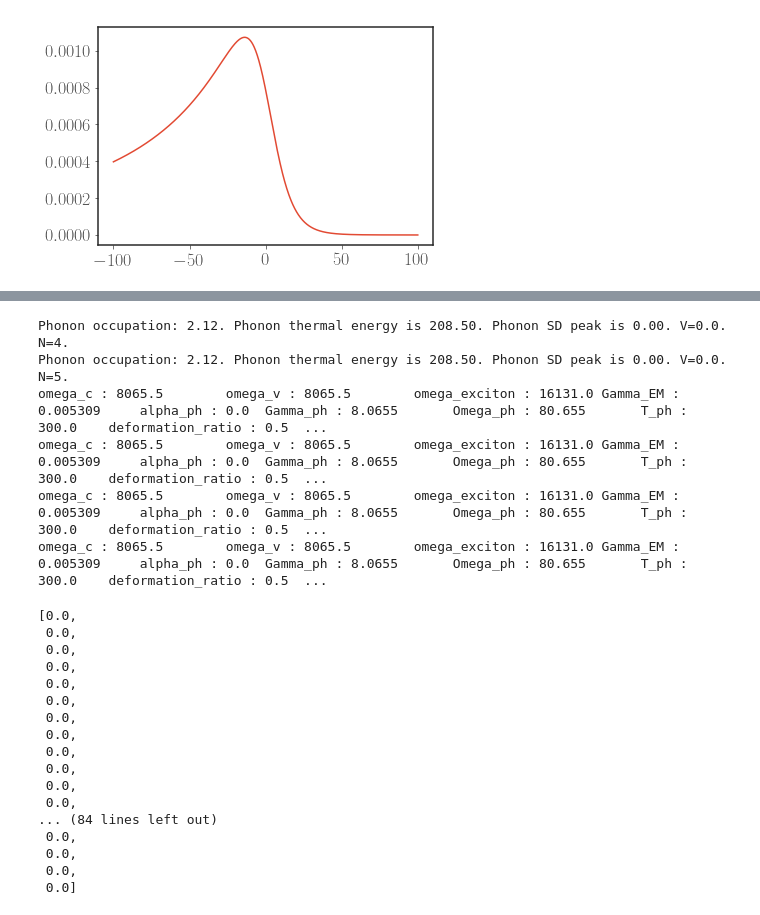
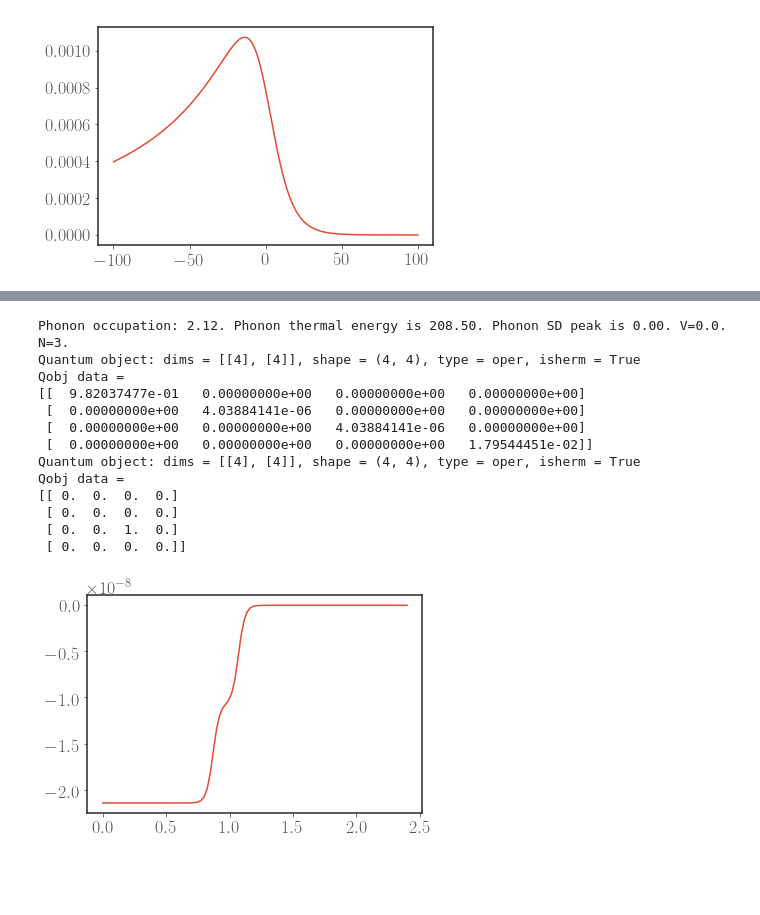
Before and after one commit to HenryMaguire/TLS-photocell-code, a Jupyter notebook: CS_photocurrent_dev.ipynb, the cells around one changed output, grey strips where cells are left out. Saved outputs shown, nothing was run; the diff lists cells and outputs as text; code cells hidden in the pictures; blank space fills up the shorter version.

```diff
--- a/CS_photocurrent_dev.ipynb
+++ b/CS_photocurrent_dev.ipynb
@@ -72,10 +74,10 @@ def build_Lindblad_L(PARAMS, silent=True):
 
     #  Left and right leads and additive
     #L_L, L_R = FL.L_R_lead_dissipators(H_S, PARAMS, real_only=False, silent=False)
-    L_L, L_R = L_left_and_right_secular(H, PARAMS)
+    L_L_lindblad, L_R_lindblad = L_left_and_right_secular(H, PARAMS)
     # dict of various combinations
-    L_dict = {'PARAMS': PARAMS, 'H_S': H_S, 'L_EM': L_EM, 'L_R': L_R,
-                                            'L_lindblad' : L_EM+L_L+L_R+L_RC}
+    L_dict = {'PARAMS': PARAMS, 'H_S': H_S, 'L_EM': L_EM, 'L_R_lindblad': L_R_lindblad,
+                                            'L_lindblad' : L_EM+L_L_lindblad+L_R_lindblad+L_RC}
     return L_dict # dict
 
 def build_all_L(PARAMS, silent=True):
@@ -110,3 +198,9 @@ def build_all_L(PARAMS, silent=True):
+# %%
+PARAMS = PARAMS_setup(binding_energy=0.0, radiative_lifetime=np.infty, alpha_ph=0, mu_L=0.0,
+                      bias_voltage=0.5, N=3, silent=False)
+L_L, L_R = L_left_and_right_electronic(PARAMS)
+print(L_L.eigenenergies())
+steadystate(PARAMS['H_sub'], [L_L+L_R])
 # %%
 def L_left_and_right_electronic(PARAMS):
     ti = time.time()
@@ -318,34 +325,22 @@ def simple_current_voltage(PARAMS):
     return bias_voltages, currents
 # %%
-PARAMS = PARAMS_setup(binding_energy=0.0, leads_lifetime=2, radiative_lifetime=1,
-                      alpha_ph=0, mu_L=0, bias_voltage=0, N=4, silent=False)
-PARAMS = PARAMS_setup(binding_energy=0.0, radiative_lifetime=1, alpha_ph=0, mu_L=0.0,
-                      bias_voltage=0, N=5, silent=False)
+PARAMS = PARAMS_setup(binding_energy=0.2, radiative_lifetime=1, alpha_ph=0, mu_L=0.03,
+                      bias_voltage=0, N=3, silent=False)
 V_values, I = simple_current_voltage(PARAMS)
+plt.plot(V_values, np.array(I).real)
+plt.show()
 # %% [output]
-Phonon occupation: 2.12. Phonon thermal energy is 208.50. Phonon SD peak is 0.00. V=0.0. N=4.
-Phonon occupation: 2.12. Phonon thermal energy is 208.50. Phonon SD peak is 0.00. V=0.0. N=5.
-omega_c : 8065.5        omega_v : 8065.5        omega_exciton : 16131.0 Gamma_EM : 0.005309     alpha_ph : 0.0  Gamma_ph : 8.0655       Omega_ph : 80.655       T_ph : 300.0    deformation_ratio : 0.5  ...
-omega_c : 8065.5        omega_v : 8065.5        omega_exciton : 16131.0 Gamma_EM : 0.005309     alpha_ph : 0.0  Gamma_ph : 8.0655       Omega_ph : 80.655       T_ph : 300.0    deformation_ratio : 0.5  ...
-omega_c : 8065.5        omega_v : 8065.5        omega_exciton : 16131.0 Gamma_EM : 0.005309     alpha_ph : 0.0  Gamma_ph : 8.0655       Omega_ph : 80.655       T_ph : 300.0    deformation_ratio : 0.5  ...
-omega_c : 8065.5        omega_v : 8065.5        omega_exciton : 16131.0 Gamma_EM : 0.005309     alpha_ph : 0.0  Gamma_ph : 8.0655       Omega_ph : 80.655       T_ph : 300.0    deformation_ratio : 0.5  ...
+Phonon occupation: 2.12. Phonon thermal energy is 208.50. Phonon SD peak is 0.00. V=0.0. N=3.
+Quantum object: dims = [[4], [4]], shape = (4, 4), type = oper, isherm = True
+Qobj data =
+[[  9.82037477e-01   0.00000000e+00   0.00000000e+00   0.00000000e+00]
+ [  0.00000000e+00   4.03884141e-06   0.00000000e+00   0.00000000e+00]
+ [  0.00000000e+00   0.00000000e+00   4.03884141e-06   0.00000000e+00]
+ [  0.00000000e+00   0.00000000e+00   0.00000000e+00   1.79544451e-02]]
+Quantum object: dims = [[4], [4]], shape = (4, 4), type = oper, isherm = True
+Qobj data =
+[[ 0.  0.  0.  0.]
+ [ 0.  0.  0.  0.]
+ [ 0.  0.  1.  0.]
+ [ 0.  0.  0.  0.]]
+[figure, added]
-# %%
-I
-# %% [output]
-[0.0,
- 0.0,
- 0.0,
- 0.0,
- 0.0,
- 0.0,
- 0.0,
- 0.0,
- 0.0,
- 0.0,
- 0.0,
- 0.0,
-... (84 lines left out)
- 0.0,
- 0.0,
- 0.0,
- 0.0]
```
Also changed, not shown: parts of 15 cells of this notebook, 3 other files.
